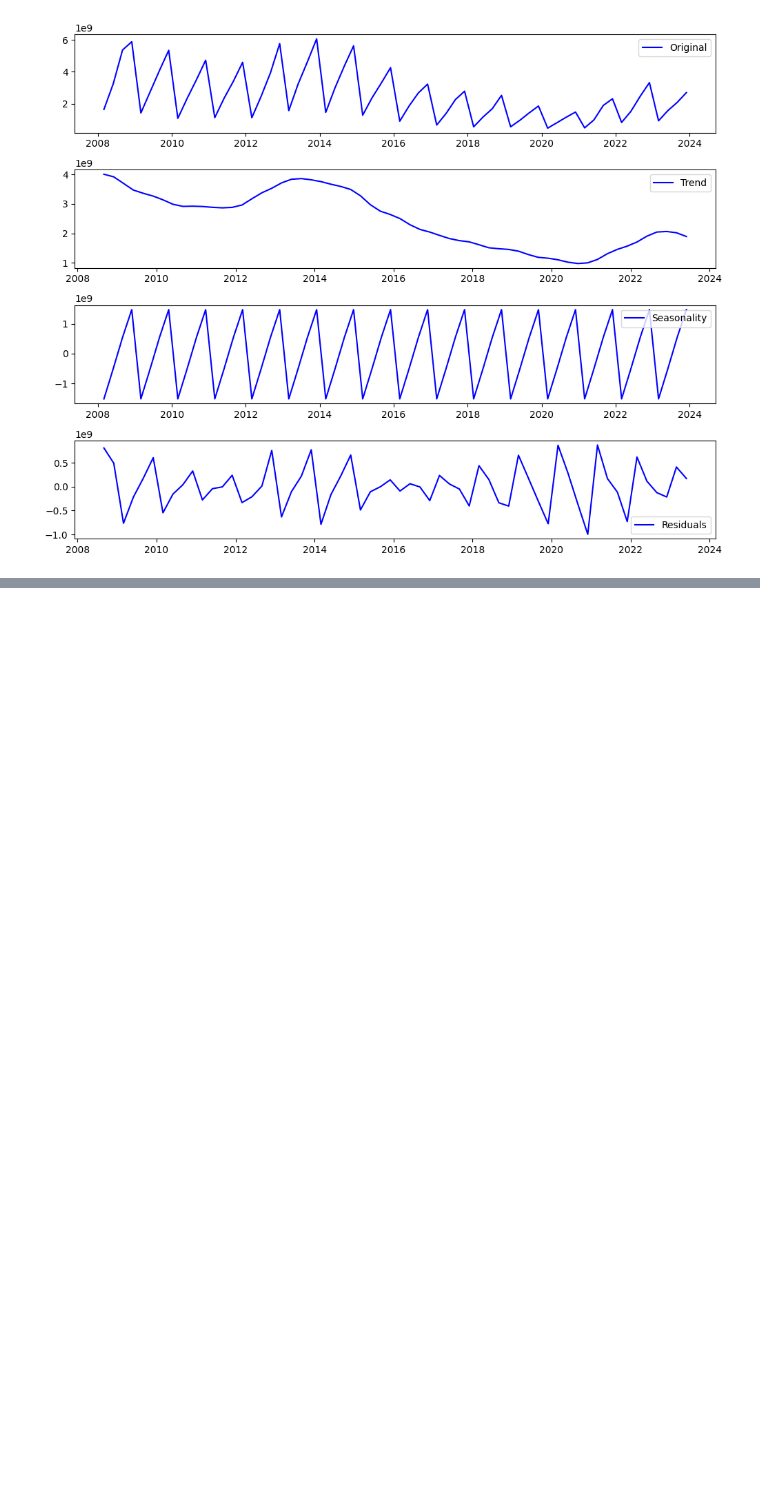
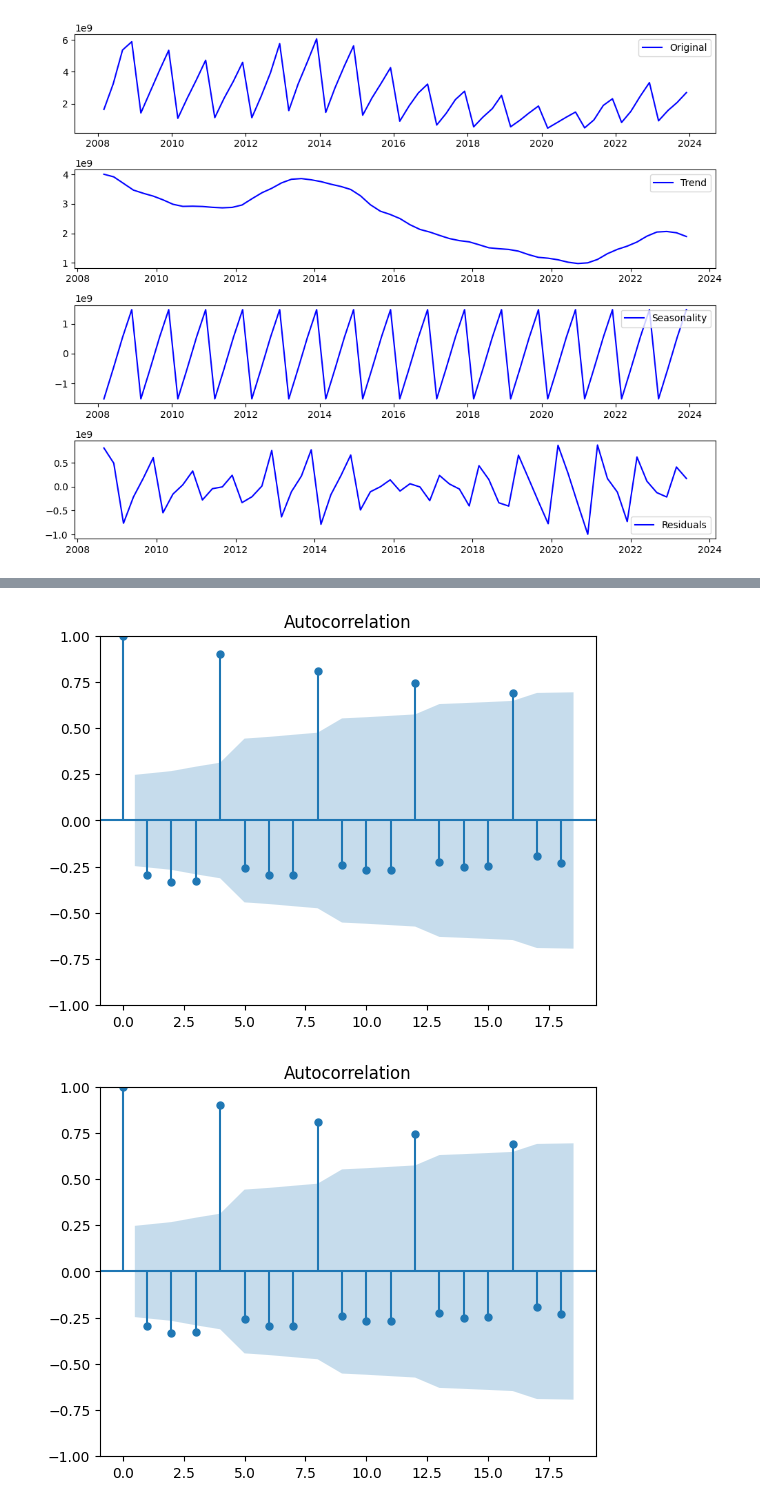
Before and after one commit to erenkbgc/capstone_project, a Jupyter notebook: capstone.ipynb, the cells around one changed output, grey strips where cells are left out. Saved outputs shown, nothing was run; the diff lists cells and outputs as text; code cells hidden in the pictures; blank space fills up the shorter version.

```diff
--- a/capstone.ipynb
+++ b/capstone.ipynb
@@ -153,0 +186,7 @@ plt.show()
+# %%
+from statsmodels.graphics.tsaplots import plot_acf
+
+plot_acf(df.Sales.diff().dropna())
+# %% [output]
+[figure, added]
+[figure, added]
```
Also changed, not shown: parts of 9 cells of this notebook.
